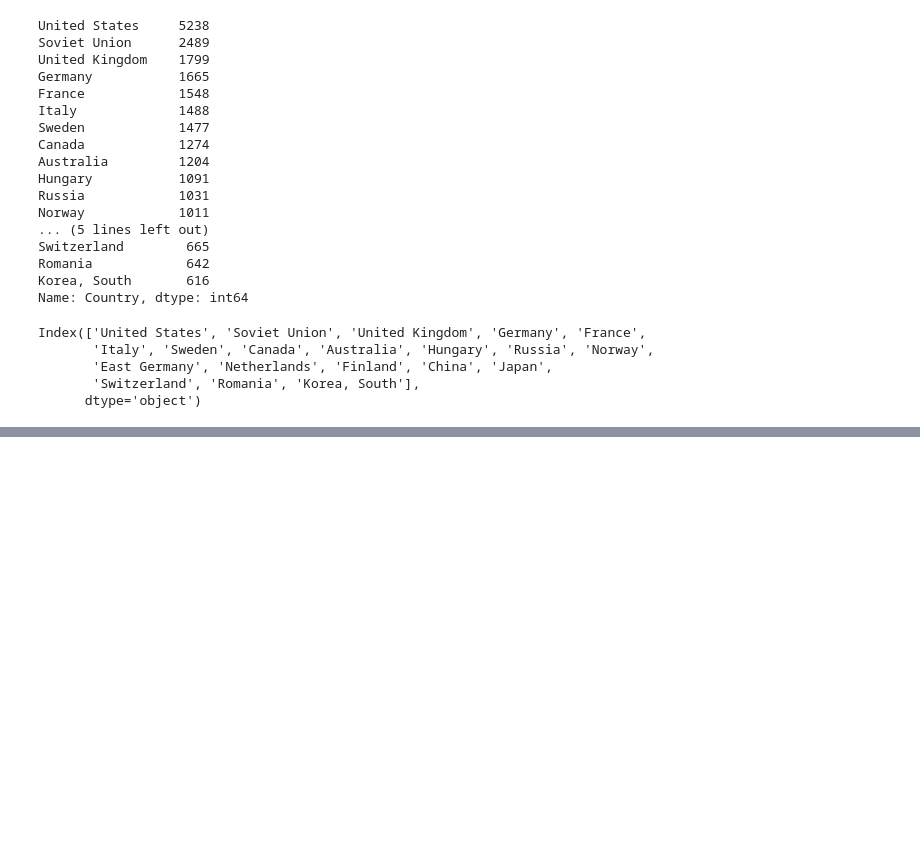
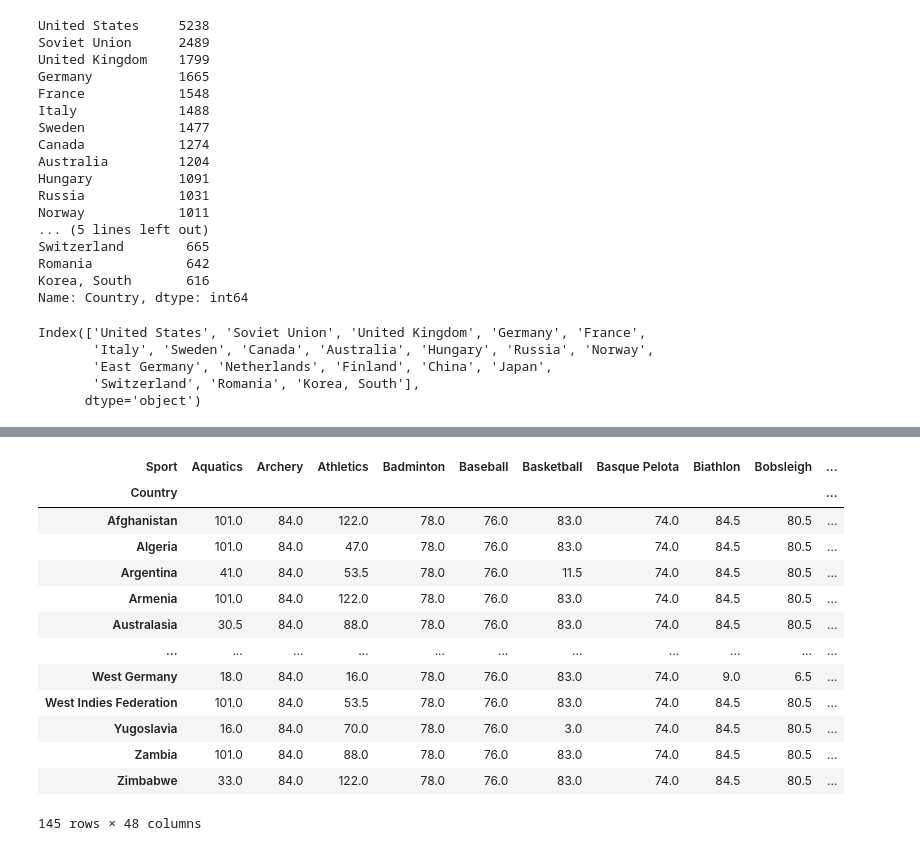
Before and after one commit to marb61a/Data-Science-Projects, a Jupyter notebook: Olympic Games Project/Olympic-Games.ipynb, the cells around one changed output, grey strips where cells are left out. Cells and saved outputs as stored; diff of their text form; code cells hidden in the pictures; blank space fills up the shorter version.

```diff
--- a/Olympic Games Project/Olympic-Games.ipynb
+++ b/Olympic Games Project/Olympic-Games.ipynb
@@ -1385,0 +1409,18 @@ Index(['United States', 'Soviet Union', 'United Kingdom', 'Germany', 'France',
+# %%
+by_sport = by_sport.rank(ascending=False, method="average")
+by_sport
+# %% [output]
+| Sport | Aquatics | Archery | Athletics | Badminton | Baseball | Basketball | Basque Pelota | Biathlon | Bobsleigh | ... |
+| Country |  |  |  |  |  |  |  |  |  | ... |
+| Afghanistan | 101.0 | 84.0 | 122.0 | 78.0 | 76.0 | 83.0 | 74.0 | 84.5 | 80.5 | ... |
+| Algeria | 101.0 | 84.0 | 47.0 | 78.0 | 76.0 | 83.0 | 74.0 | 84.5 | 80.5 | ... |
+| Argentina | 41.0 | 84.0 | 53.5 | 78.0 | 76.0 | 11.5 | 74.0 | 84.5 | 80.5 | ... |
+| Armenia | 101.0 | 84.0 | 122.0 | 78.0 | 76.0 | 83.0 | 74.0 | 84.5 | 80.5 | ... |
+| Australasia | 30.5 | 84.0 | 88.0 | 78.0 | 76.0 | 83.0 | 74.0 | 84.5 | 80.5 | ... |
+| ... | ... | ... | ... | ... | ... | ... | ... | ... | ... | ... |
+| West Germany | 18.0 | 84.0 | 16.0 | 78.0 | 76.0 | 83.0 | 74.0 | 9.0 | 6.5 | ... |
+| West Indies Federation | 101.0 | 84.0 | 53.5 | 78.0 | 76.0 | 83.0 | 74.0 | 84.5 | 80.5 | ... |
+| Yugoslavia | 16.0 | 84.0 | 70.0 | 78.0 | 76.0 | 3.0 | 74.0 | 84.5 | 80.5 | ... |
+| Zambia | 101.0 | 84.0 | 88.0 | 78.0 | 76.0 | 83.0 | 74.0 | 84.5 | 80.5 | ... |
+| Zimbabwe | 33.0 | 84.0 | 122.0 | 78.0 | 76.0 | 83.0 | 74.0 | 84.5 | 80.5 | ... |
+145 rows × 48 columns
```
Also changed, not shown: parts of 7 cells of this notebook.
